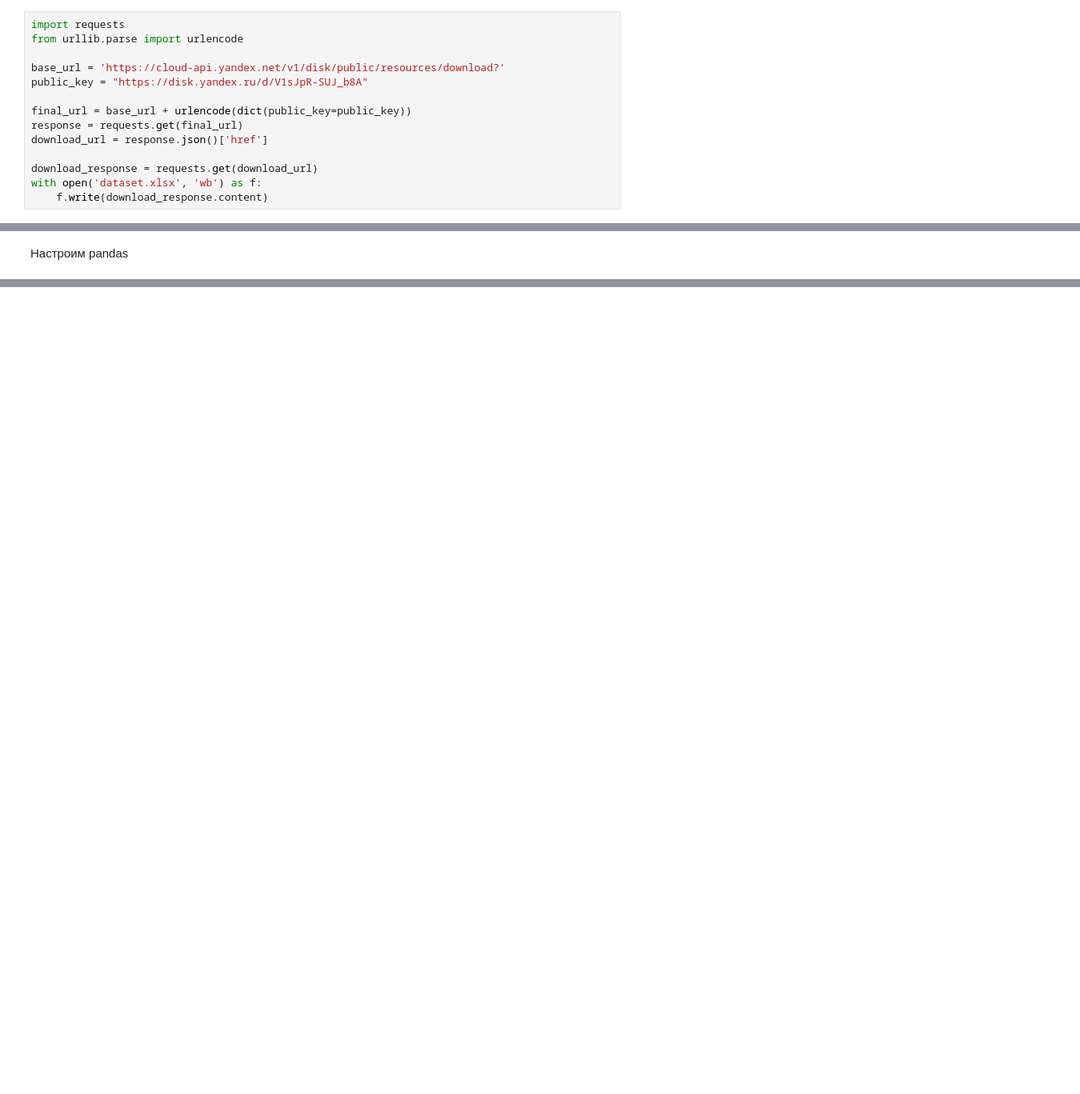
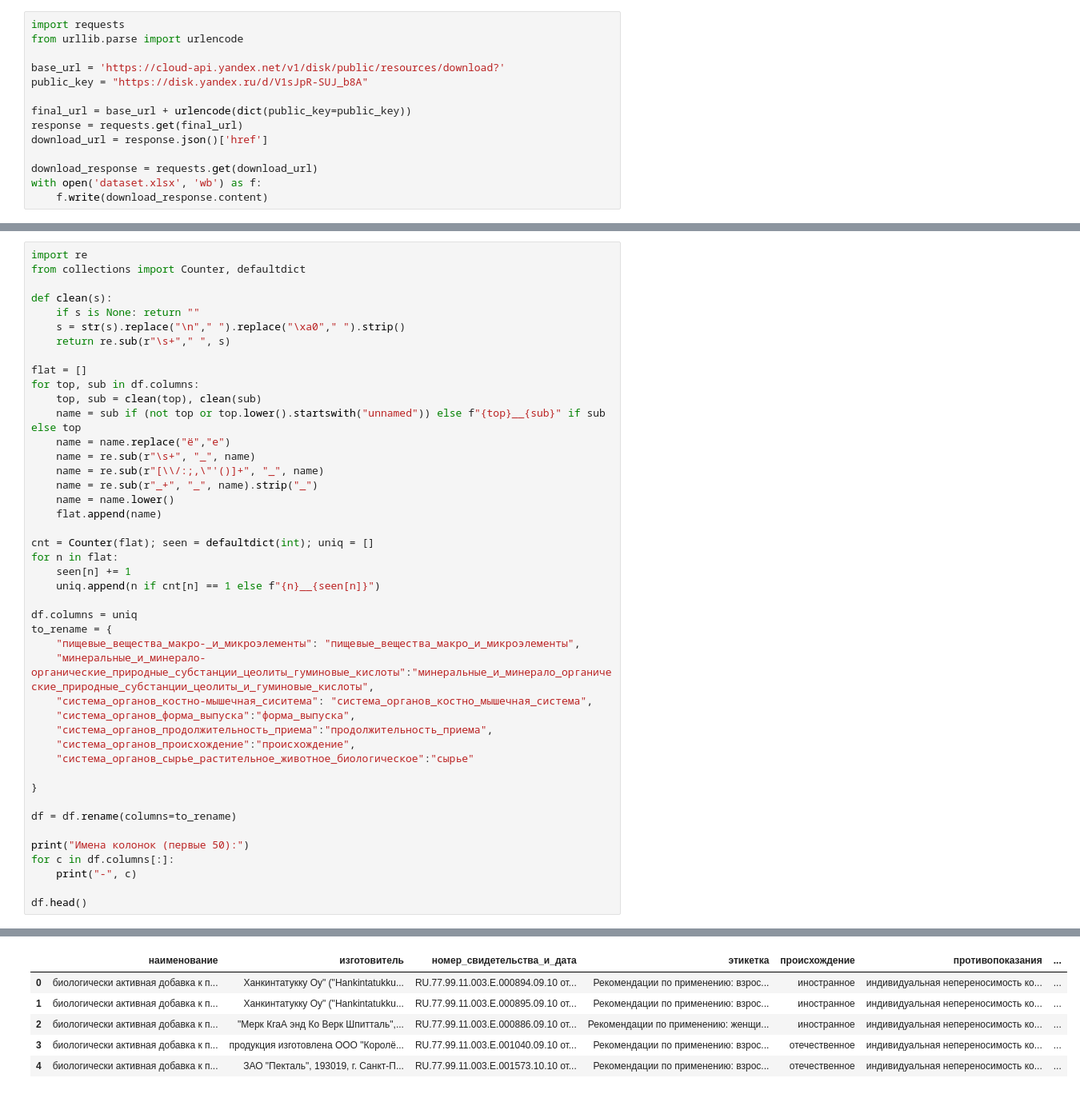
Before and after one commit to Mazer1234/dietary_supplements, a Jupyter notebook: 3311_bajmuhamedov_arshin_pasechny_practice_BAD.ipynb, the cells around one changed output, grey strips where cells are left out. Shown at 80% size. Drawn from its saved outputs; the diff is of its cells as text; blank space fills up the shorter version.

```diff
--- a/3311_bajmuhamedov_arshin_pasechny_practice_BAD.ipynb
+++ b/3311_bajmuhamedov_arshin_pasechny_practice_BAD.ipynb
@@ -39,2 +29,45 @@ print("Данные загружены в df")
-# %% [markdown]
-Настроим pandas
+# %%
+import re
+from collections import Counter, defaultdict
+
+def clean(s):
+    if s is None: return ""
+    s = str(s).replace("\n"," ").replace("\xa0"," ").strip()
+    return re.sub(r"\s+"," ", s)
+
+flat = []
+for top, sub in df.columns:
+    top, sub = clean(top), clean(sub)
+    name = sub if (not top or top.lower().startswith("unnamed")) else f"{top}__{sub}" if sub else top
+    name = name.replace("ё","е")
+    name = re.sub(r"\s+", "_", name)
+    name = re.sub(r"[\\/:;,\"'()]+", "_", name)
+    name = re.sub(r"_+", "_", name).strip("_")
+    name = name.lower()
+    flat.append(name)
+
+cnt = Counter(flat); seen = defaultdict(int); uniq = []
+for n in flat:
+    seen[n] += 1
+    uniq.append(n if cnt[n] == 1 else f"{n}__{seen[n]}")
+
+df.columns = uniq
+to_rename = {
+    "пищевые_вещества_макро-_и_микроэлементы": "пищевые_вещества_макро_и_микроэлементы",
+    "минеральные_и_минерало-органические_природные_субстанции_цеолиты_гуминовые_кислоты":"минеральные_и_минерало_органические_природные_субстанции_цеолиты_и_гуминовые_кислоты",
+    "система_органов_костно-мышечная_сиситема": "система_органов_костно_мышечная_система",
+    "система_органов_форма_выпуска":"форма_выпуска",
+    "система_органов_продолжительность_приема":"продолжительность_приема",
+    "система_органов_происхождение":"происхождение",
+    "система_органов_сырье_растительное_животное_биологическое":"сырье"
+
+}
+
+df = df.rename(columns=to_rename)
+
+print("Имена колонок (первые 50):")
+for c in df.columns[:]:
+    print("-", c)
+
+df.head()
+# %% [output]
@@ -41,3 +91,9 @@ print("Данные загружены в df")
+|  | наименование | изготовитель | номер_свидетельства_и_дата | этикетка | происхождение | противопоказания | ... |
+| 0 | биологически активная добавка к п... | Ханкинтатукку Оу" ("Hankintatukku... | RU.77.99.11.003.Е.000894.09.10 от... | Рекомендации по применению: взрос... | иностранное | индивидуальная непереносимость ко... | ... |
+| 1 | биологически активная добавка к п... | Ханкинтатукку Оу" ("Hankintatukku... | RU.77.99.11.003.Е.000895.09.10 от... | Рекомендации по применению: взрос... | иностранное | индивидуальная непереносимость ко... | ... |
+| 2 | биологически активная добавка к п... | "Мерк КгаА энд Ко Верк Шпитталь",... | RU.77.99.11.003.Е.000886.09.10 от... | Рекомендации по применению: женщи... | иностранное | индивидуальная непереносимость ко... | ... |
+| 3 | биологически активная добавка к п... | продукция изготовлена ООО "Королё... | RU.77.99.11.003.Е.001040.09.10 от... | Рекомендации по применению: взрос... | отечественное | индивидуальная непереносимость ко... | ... |
+| 4 | биологически активная добавка к п... | ЗАО "Пекталь", 193019, г. Санкт-П... | RU.77.99.11.003.Е.001573.10.10 от... | Рекомендации по применению: взрос... | отечественное | индивидуальная непереносимость ко... | ... |
 # %%
 pd.set_option('display.max_columns', None)
 pd.set_option('display.width', None)
```
Also changed, not shown: parts of 44 cells of this notebook, 2 other files.
